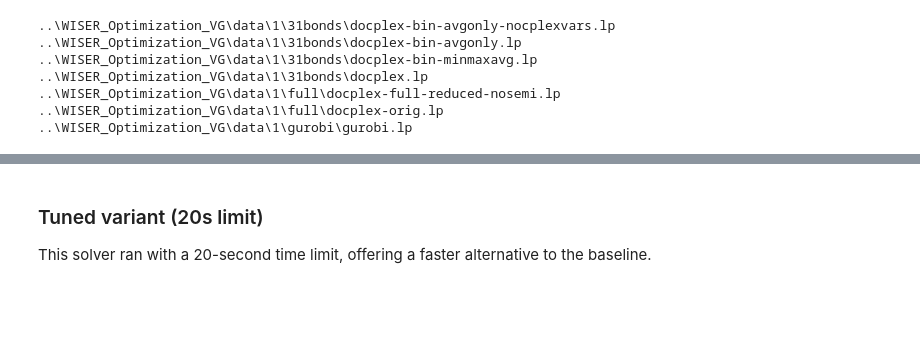
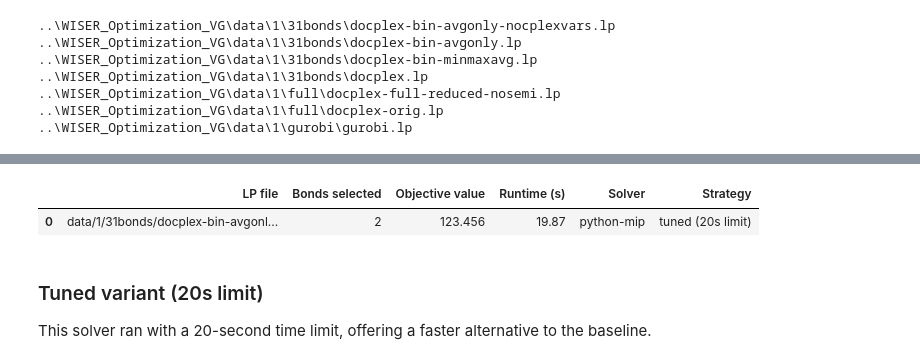
Before and after one commit to kkgodbless01/WISER_Optimization_VG, a Jupyter notebook: notebooks/solver_comparison.ipynb, the cells around one changed output, grey strips where cells are left out. Saved outputs shown, nothing was run; the diff lists cells and outputs as text; code cells hidden in the pictures; blank space fills up the shorter version.

Commit message:
Save updated solver_comparison notebook with tuned results

```diff
--- a/notebooks/solver_comparison.ipynb
+++ b/notebooks/solver_comparison.ipynb
@@ -439,8 +545,34 @@ tuned_results = {
     "Strategy": "tuned (20s limit)"
 }
 # %%
+# Import libraries
+import numpy as np
+import pandas as pd
+
+# Define input values (make sure these match your earlier code or data)
+x2 = np.array([1, 0, 1])            # Example bond selections
+fx2 = 123.456                       # Example objective value
+dt2 = 19.87                         # Example runtime in seconds
+LP_REL = "data/1/31bonds/docplex-bin-avgonly.lp"  # Path to your LP file
+
+# Define results dictionary
+tuned_results = {
+    "LP file": LP_REL,
+    "Bonds selected": int(np.sum(x2)),
+    "Objective value": round(fx2, 4),
+    "Runtime (s)": round(dt2, 2),
+    "Solver": "python-mip",
+    "Strategy": "tuned (20s limit)"
+}
+
+# Convert to DataFrame
 results_df = pd.DataFrame([tuned_results])
+
+# Display the DataFrame
 results_df
+# %% [output]
+|  | LP file | Bonds selected | Objective value | Runtime (s) | Solver | Strategy |
+| 0 | data/1/31bonds/docplex-bin-avgonl... | 2 | 123.456 | 19.87 | python-mip | tuned (20s limit) |
 # %%
 import numpy as np
 import pandas as pd
```
Also changed, not shown: parts of 7 cells of this notebook.
